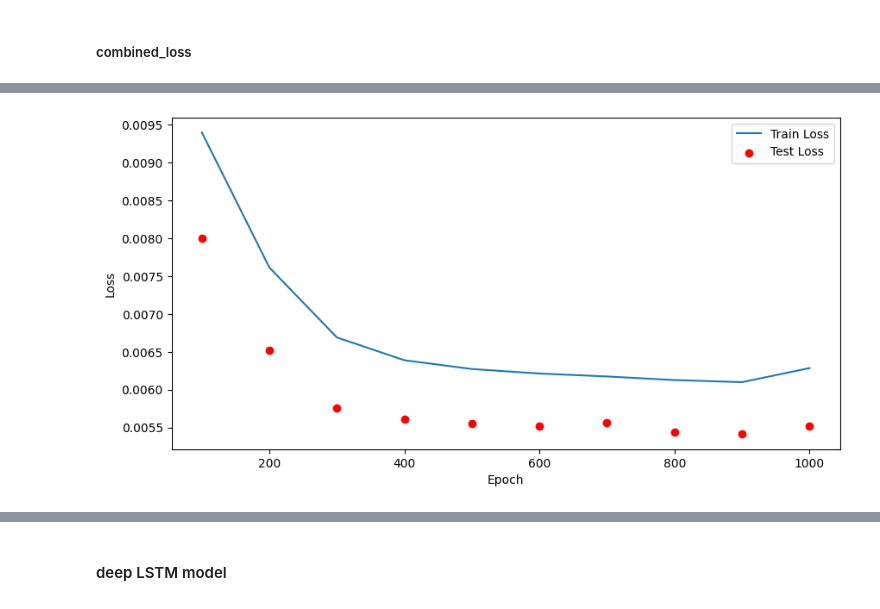
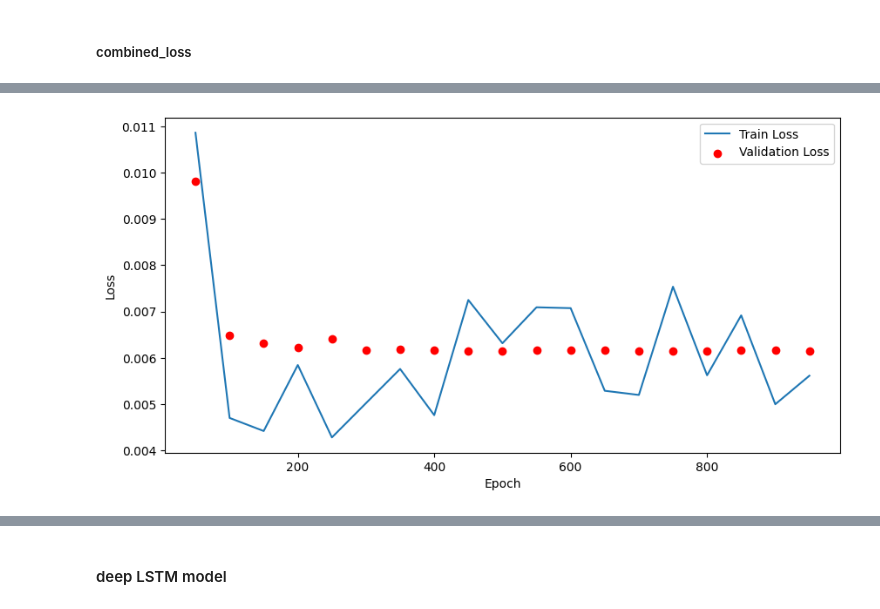
Before and after one commit to seri4ka/diploma, a Jupyter notebook: diploma.ipynb, the cells around one changed output, grey strips where cells are left out. Drawn from its saved outputs; the diff is of its cells as text; code cells hidden in the pictures.

```diff
--- a/diploma.ipynb
+++ b/diploma.ipynb
@@ -388,7 +395,7 @@ scheduler = StepLR(optimizer, step_size=100, gamma=0.5)
 
 # Листы для хранения значений потерь
 train_losses = []
-test_losses = []
+val_losses = []
 
 # Обучение модели
 for epoch in tqdm(range(num_epochs)):
@@ -400,26 +407,28 @@ for epoch in tqdm(range(num_epochs)):
         loss = criterion(outputs.squeeze(), batch_y.float())
         loss.backward()
         optimizer.step()
-        scheduler.step()
+
+    # Обновление шага обучения
+    scheduler.step()
 
     # Валидация модели
     model.eval()
     val_loss = 0
     with torch.no_grad():
-        for val_x, val_y in test_loader:
+        for val_x, val_y in train_loader:
             val_x, val_y = val_x.to(device), val_y.to(device)
             val_outputs = model(val_x)
             val_loss += criterion(val_outputs.squeeze(), val_y.float()).item()
-    val_loss /= len(test_loader)
+    val_loss /= len(train_loader)
 
     if epoch != 0 and epoch % 50 == 0:
         train_losses.append(loss.item())
-        test_losses.append(val_loss)
-        print(f'Epoch [{epoch+1}/{num_epochs}], Loss: {loss.item():.5f}, Validation Loss: {val_loss:.5f}')
+        val_losses.append(val_loss)
+        print(f'Epoch [{epoch}/{num_epochs}], Loss: {loss.item():.5f}, Validation Loss: {val_loss:.5f}')
 
 plt.figure(figsize=(10, 5))
-plt.plot(range(50, num_epochs+1, 50), train_losses, label='Train Loss')
-plt.scatter(range(50, num_epochs+1, 50), test_losses, label='Test Loss', color='r')
+plt.plot(range(50, num_epochs, 50), train_losses, label='Train Loss')
+plt.scatter(range(50, num_epochs, 50), val_losses, label='Validation Loss', color='r')
 plt.xlabel('Epoch')
 plt.ylabel('Loss')
 plt.legend()
@@ -504,48 +523,57 @@ class CombinedLoss(nn.Module):
 # Использование комбинированной функции потерь
 combined_loss = CombinedLoss(alpha=0.7)
 # %%
-# Инициализация модели, функции потерь и оптимизатора
+# Гиперпараметры
+input_size = x_train.shape[2]  # Количество факторов (465)
+hidden_size = 50  # Размер скрытого слоя
+output_size = 1  # Одно выходное значение
+learning_rate = 0.0001
+num_epochs = 1000
+
+# Инициализация модели, потерь и оптимизатора
 model = LSTMModel(input_size, hidden_size, output_size).to(device)
 criterion = combined_loss
 optimizer = optim.Adam(model.parameters(), lr=learning_rate)
+scheduler = StepLR(optimizer, step_size=100, gamma=0.5)
 
 # Листы для хранения значений потерь
 train_losses = []
-test_losses = []
+val_losses = []
 
 # Обучение модели
 for epoch in tqdm(range(num_epochs)):
     model.train()
+    for batch_x, batch_y in train_loader:
+        batch_x, batch_y = batch_x.to(device), batch_y.to(device)
+        optimizer.zero_grad()
+        outputs = model(batch_x)
+        loss = criterion(outputs.squeeze(), batch_y.float())
+        loss.backward()
+        optimizer.step()
 
-    optimizer.zero_grad()
-    y_pred = model(x_train).squeeze()
-    loss = criterion(y_pred, y_train)
-    loss.backward()
-    optimizer.step()
+    # Обновление шага обучения
+    scheduler.step()
 
-    if (epoch+1) % 100 == 0:
-        model.eval()
-        with torch.no_grad():
-            train_loss = loss.item()
-            y_test_pred = model(x_test).squeeze()
-            test_loss = criterion(y_test_pred, y_test).item()
+    # Валидация модели
+    model.eval()
+    val_loss = 0
+    with torch.no_grad():
+        for val_x, val_y in train_loader:
+            val_x, val_y = val_x.to(device), val_y.to(device)
+            val_outputs = model(val_x)
+            val_loss += criterion(val_outputs.squeeze(), val_y.float()).item()
+    val_loss /= len(train_loader)
 
-        train_losses.append(train_loss)
-        test_losses.append(test_loss)
-        print(f'Epoch [{epoch+1}/{num_epochs}], Train Loss: {train_loss:.4f}, Test Loss: {test_loss:.4f}')
+    if epoch != 0 and epoch % 50 == 0:
+        train_losses.append(loss.item())
+        val_losses.append(val_loss)
+        print(f'Epoch [{epoch}/{num_epochs}], Loss: {loss.item():.5f}, Validation Loss: {val_loss:.5f}')
 
-# Построение графиков потерь
 plt.figure(figsize=(10, 5))
-plt.plot(range(100, num_epochs+1, 100), train_losses, label='Train Loss')
-plt.scatter(range(100, num_epochs+1, 100), test_losses, label='Test Loss', color='r')
+plt.plot(range(50, num_epochs, 50), train_losses, label='Train Loss')
+plt.scatter(range(50, num_epochs, 50), val_losses, label='Validation Loss', color='r')
 plt.xlabel('Epoch')
 plt.ylabel('Loss')
 plt.legend()
 plt.show()
-
-# Пример предсказания
-model.eval()
-with torch.no_grad():
-    test_predictions = model(x_test).squeeze().cpu().numpy()
-    # print("Test Predictions:", test_predictions)
 # %% [output]
@@ -562,4 +599,4 @@ Epoch [1000/1000], Train Loss: 0.0063, Test Loss: 0.0055
-[figure, old version]
+[figure, new version]
 # %%
 # Пример кода для построения графиков в subplots
 fig, axs = plt.subplots(3, 2, figsize=(12, 10))
```
Also changed, not shown: parts of 15 cells of this notebook.
